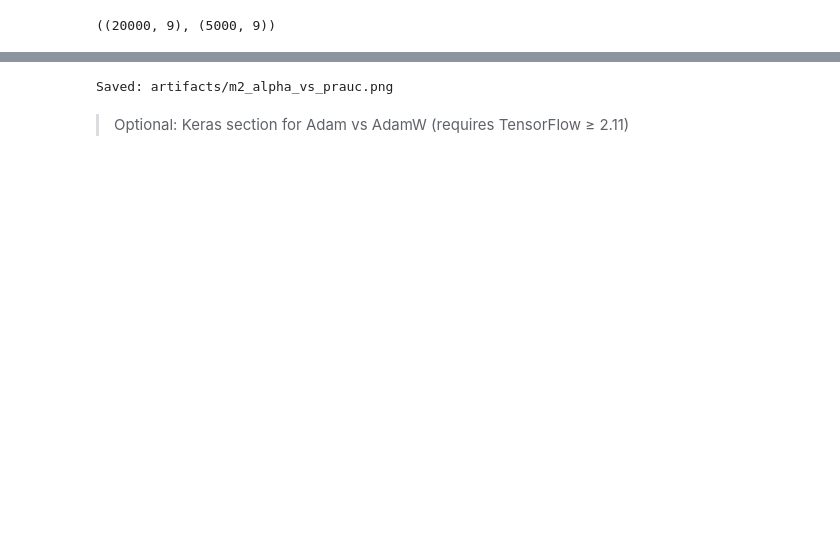
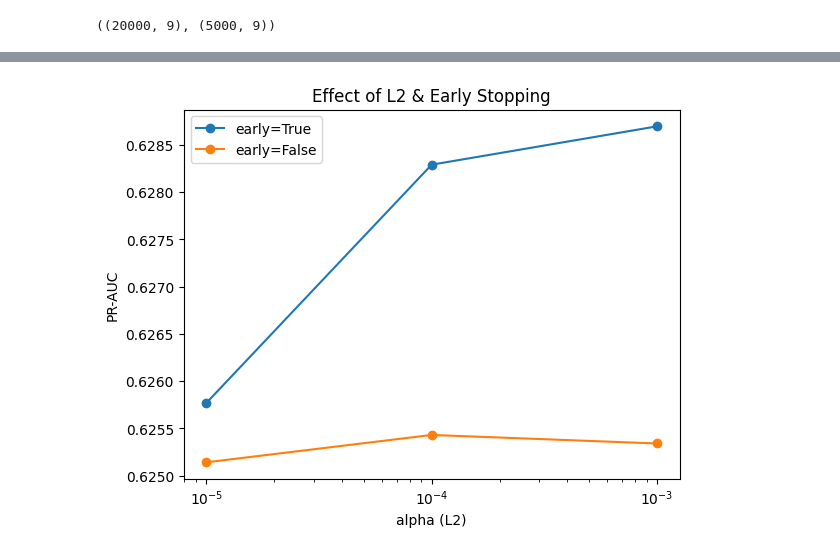
Before and after one commit to Jihun-ust/ust-mail-557, a Jupyter notebook: NeuralNetwork/5_2_Optimization_Regularization_Simulation.ipynb, the cells around one changed output, grey strips where cells are left out. Drawn from its saved outputs; the diff is of its cells as text; code cells hidden in the pictures; blank space fills up the shorter version.

```diff
--- a/NeuralNetwork/5_2_Optimization_Regularization_Simulation.ipynb
+++ b/NeuralNetwork/5_2_Optimization_Regularization_Simulation.ipynb
@@ -81,13 +83,11 @@ display(results)
 # %%
 
-dfres = pd.read_csv(ART/"m2_results.csv")
+dfres = results
 plt.figure()
 for e in [True, False]:
     sub = dfres[dfres.early==e].groupby("alpha")["pr_auc"].mean().reset_index()
     plt.plot(sub["alpha"], sub["pr_auc"], marker="o", label=f"early={e}")
 plt.xscale("log"); plt.xlabel("alpha (L2)"); plt.ylabel("PR-AUC"); plt.title("Effect of L2 & Early Stopping"); plt.legend()
 plt.show()
 # %% [output]
-Saved: artifacts/m2_alpha_vs_prauc.png
+[figure, added]
-# %% [markdown]
-> Optional: Keras section for Adam vs AdamW (requires TensorFlow ≥ 2.11)
```
Also changed, not shown: parts of 6 cells of this notebook.
